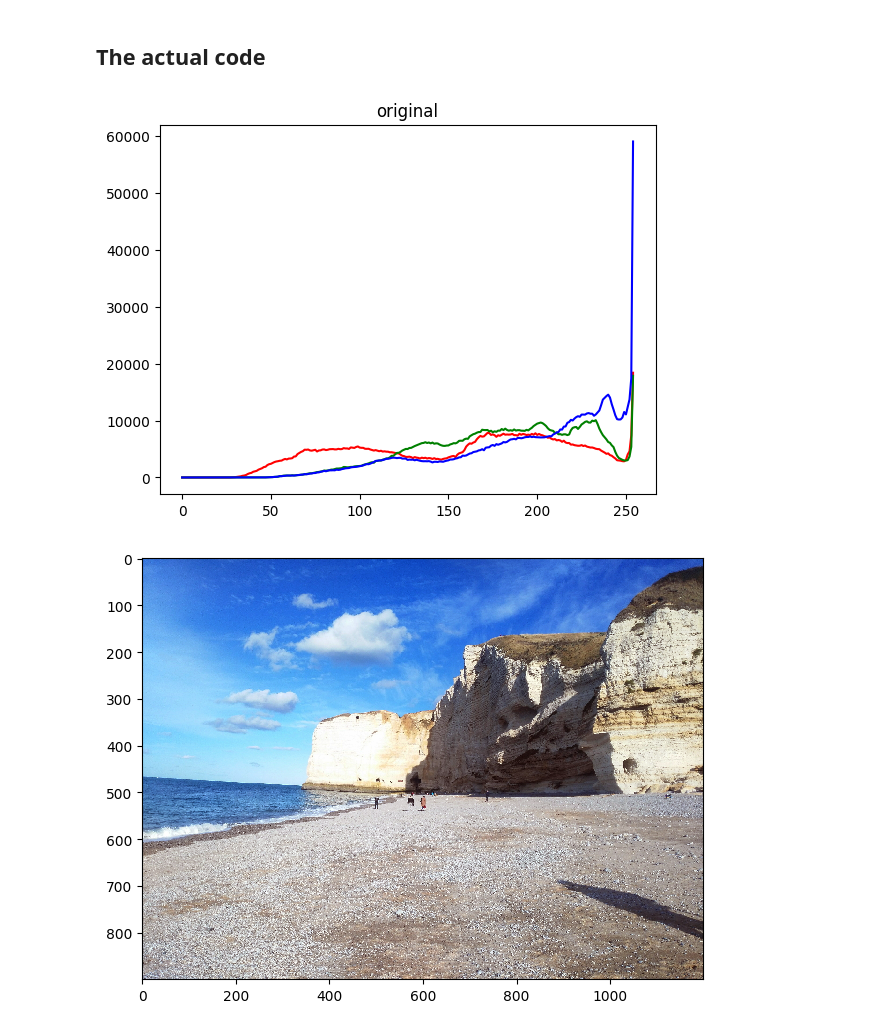
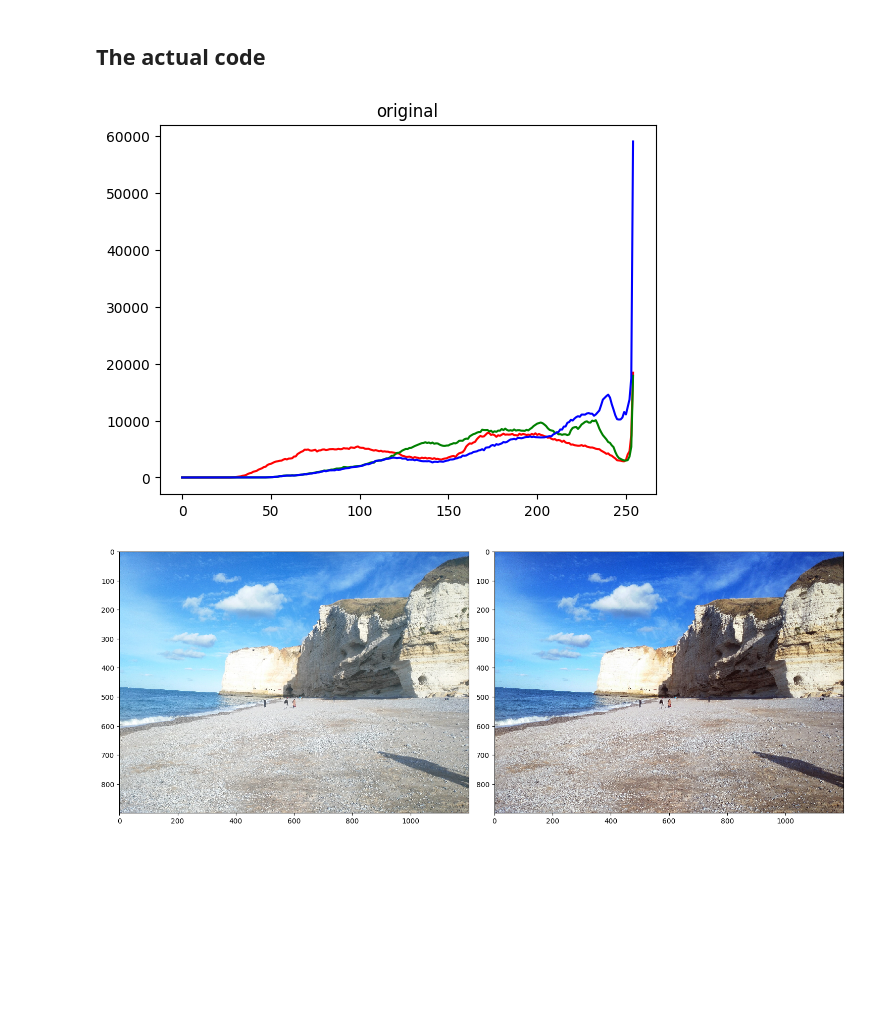
Before and after one commit to Exagor/info-h-500, a Jupyter notebook: docs/Projects/project2_enchance.ipynb, the cells around one changed output. Drawn from its saved outputs; the diff is of its cells as text; code cells hidden in the pictures; blank space fills up the shorter version.

```diff
--- a/docs/Projects/project2_enchance.ipynb
+++ b/docs/Projects/project2_enchance.ipynb
@@ -133,44 +133,49 @@ def enchancement(im,gamma=1,autolevel=False,equalize=False,correct_lum=False,rem
     '''
     Apply all the enchancement to the image
     '''
-    if (is_color(im)):
+    im_out = im.copy()
+    if (is_color(im_out)): #if the image have 3 channels
         for channel in range(3):
             if remove_noise:
-                im[:,:,channel] = remove_noise(im[:,:,channel])
+                im_out[:,:,channel] = remove_noise(im_out[:,:,channel])
             if autolevel:
-                im[:,:,channel] = auto_level(im[:,:,channel])
+                im_out[:,:,channel] = auto_level(im_out[:,:,channel])
             if correct_lum:
-                im = correct_luminosity(im)
+                im_out = correct_luminosity(im_out)
             if gamma != 1:
-                im[:,:,channel] = gamma_correction(im[:,:,channel],gamma)
+                im_out[:,:,channel] = gamma_correction(im_out[:,:,channel],gamma)
             if equalize:
-                im[:,:,channel] = equalization(im[:,:,channel])
-    else:
+                im_out[:,:,channel] = equalization(im_out[:,:,channel])
+    else: #if the image have only 1 channel (grayscale)
         if remove_noise:
-            im = remove_noise(im)
+            im_out = remove_noise(im_out)
         if autolevel:
-            im = auto_level(im)
+            im_out = auto_level(im_out)
         if correct_lum:
-            im = correct_luminosity(im)
+            im_out = correct_luminosity(im_out)
         if gamma != 1:
-            im = gamma_correction(im,gamma)
+            im_out = gamma_correction(im_out,gamma)
         if equalize:
-            im = equalization(im)
+            im_out = equalization(im_out)
 
-    return im
+    return im_out
 # %% [markdown]
 ## The actual code
 # %%
 im = imread("etretat.jpg")
-gamma = 1.3
+gamma_level = 1.3
 
 show_histogram(im,"original")
-im_enh = enchancement(im,gamma=gamma,autolevel=True,equalize=False,correct_lum=False,remove_noise=False)
+im_enh = enchancement(im,gamma=gamma_level,autolevel=True,equalize=False,correct_lum=False,remove_noise=False)
+plt.figure(figsize=(15,15))
+plt.subplot(1,2,1)
 imshow(im)
+plt.subplot(1,2,2)
+imshow(im_enh)
 show_histogram(im_enh,"enhanced")
 
 imsave("etretat_enhanced.jpg",im)
 # %% [output]
 [figure]
-[figure, old version]
+[figure, new version]
 [figure]
```
Also changed, not shown: parts of 1 cell of this notebook, 4 other files.
